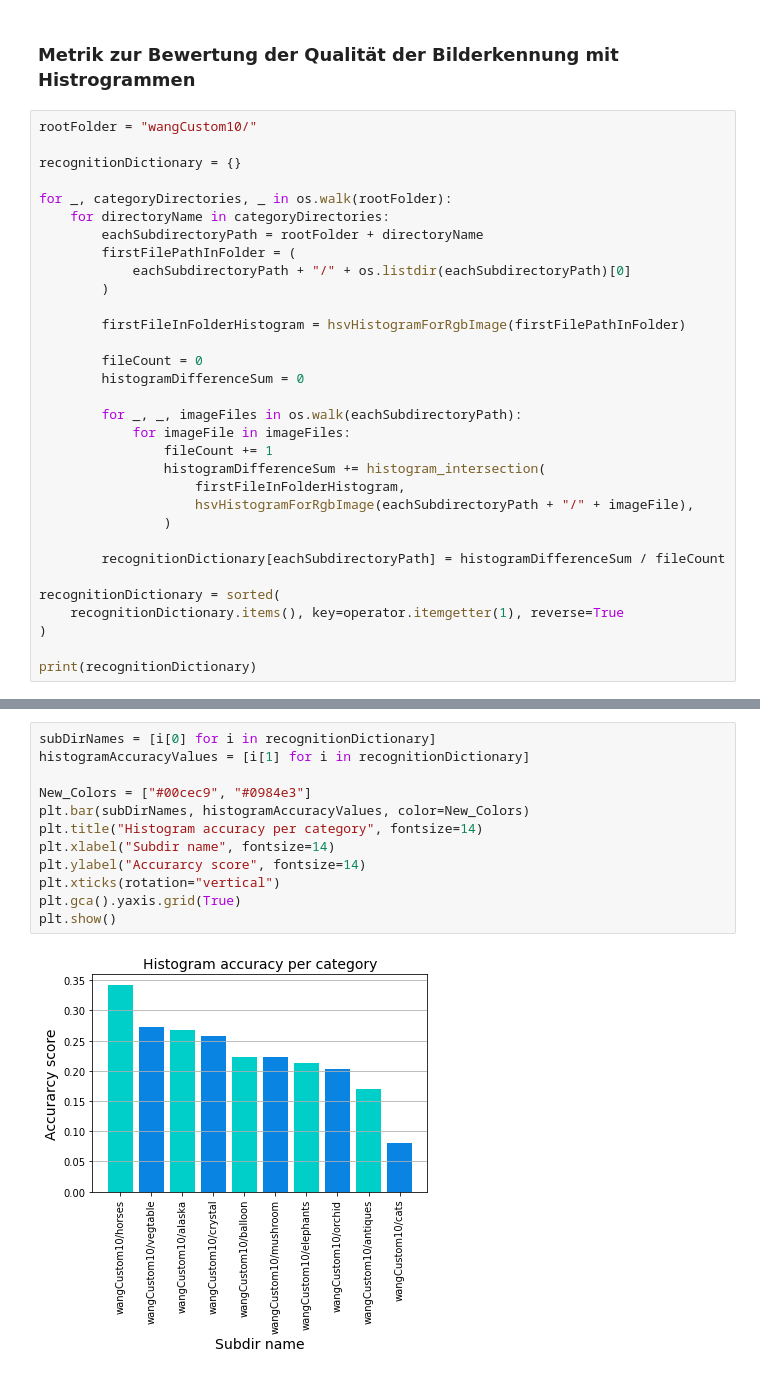
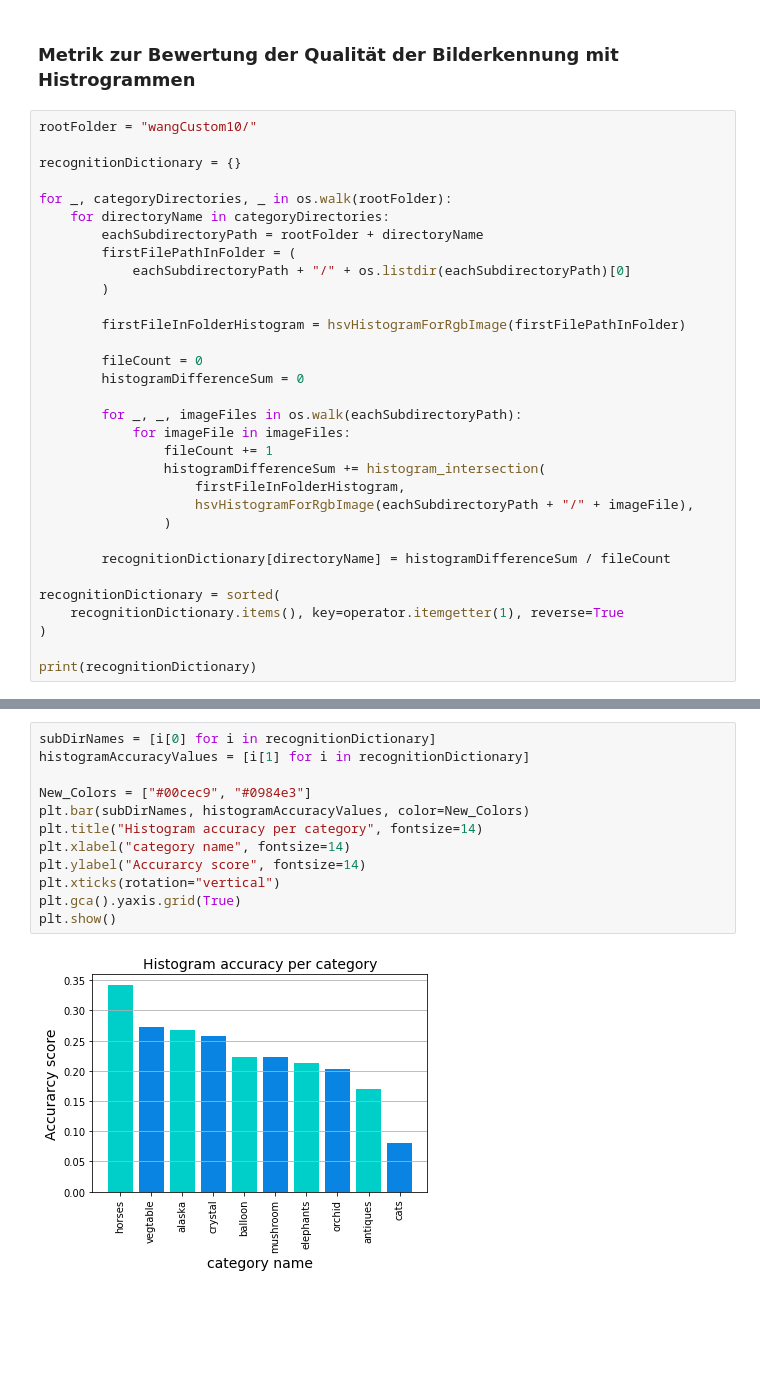
Before and after one commit to Bassadin/ML-for-CV-INM1, a Jupyter notebook: Tasks/Practical_04/Praktikum04_Bildsuche_mit_Merkmalen.ipynb, the cells around one changed output, grey strips where cells are left out. Saved outputs shown, nothing was run; the diff lists cells and outputs as text; blank space fills up the shorter version.

```diff
--- a/Tasks/Practical_04/Praktikum04_Bildsuche_mit_Merkmalen.ipynb
+++ b/Tasks/Practical_04/Praktikum04_Bildsuche_mit_Merkmalen.ipynb
@@ -234,7 +234,7 @@ for _, categoryDirectories, _ in os.walk(rootFolder):
                     hsvHistogramForRgbImage(eachSubdirectoryPath + "/" + imageFile),
                 )
 
-        recognitionDictionary[eachSubdirectoryPath] = histogramDifferenceSum / fileCount
+        recognitionDictionary[directoryName] = histogramDifferenceSum / fileCount
 
 recognitionDictionary = sorted(
     recognitionDictionary.items(), key=operator.itemgetter(1), reverse=True
@@ -246,14 +246,14 @@ print(recognitionDictionary)
 # %%
 subDirNames = [i[0] for i in recognitionDictionary]
 histogramAccuracyValues = [i[1] for i in recognitionDictionary]
 
 New_Colors = ["#00cec9", "#0984e3"]
 plt.bar(subDirNames, histogramAccuracyValues, color=New_Colors)
 plt.title("Histogram accuracy per category", fontsize=14)
-plt.xlabel("Subdir name", fontsize=14)
+plt.xlabel("category name", fontsize=14)
 plt.ylabel("Accurarcy score", fontsize=14)
 plt.xticks(rotation="vertical")
 plt.gca().yaxis.grid(True)
 plt.show()
 # %% [output]
-[figure, old version]
+[figure, new version]
```
Also changed, not shown: parts of 4 cells of this notebook.
